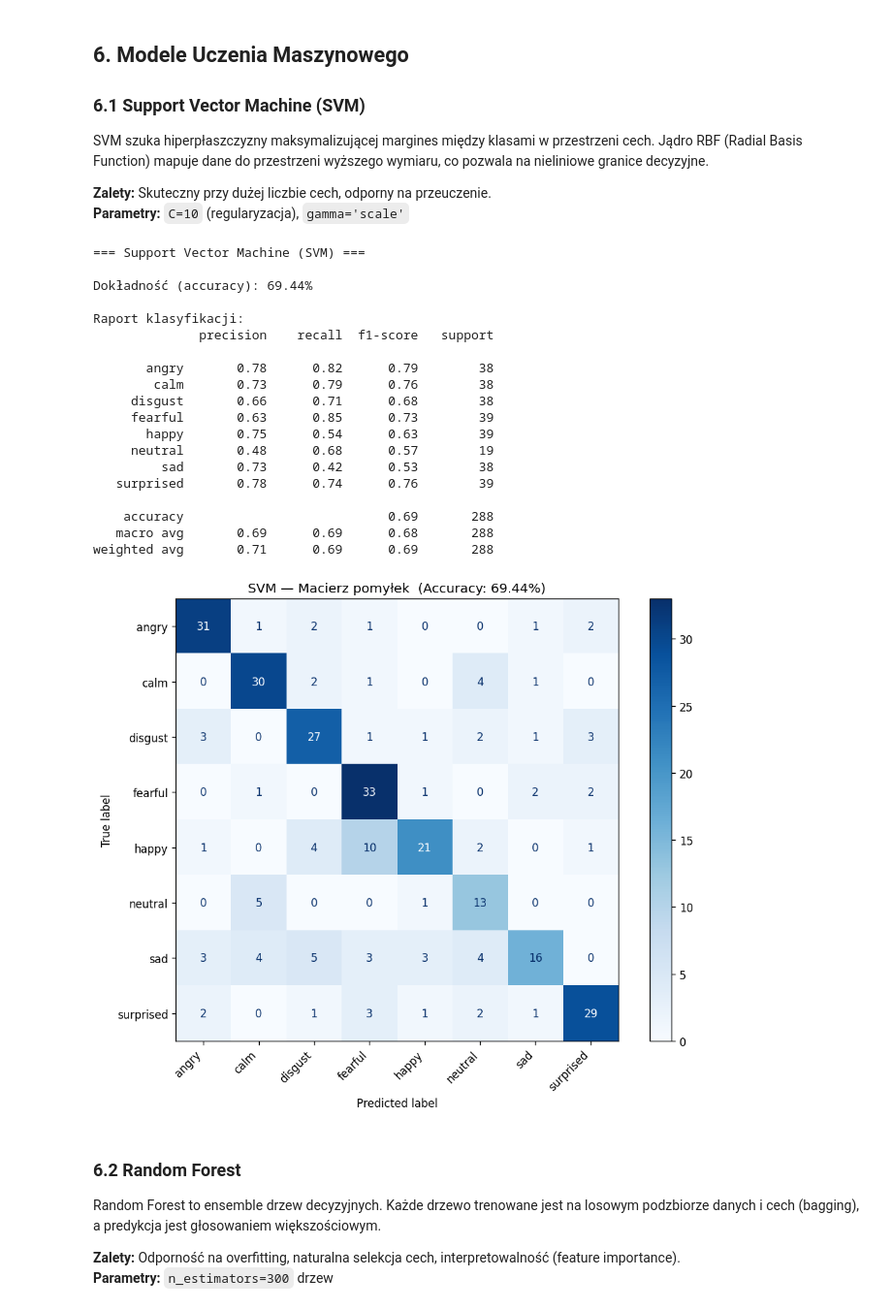
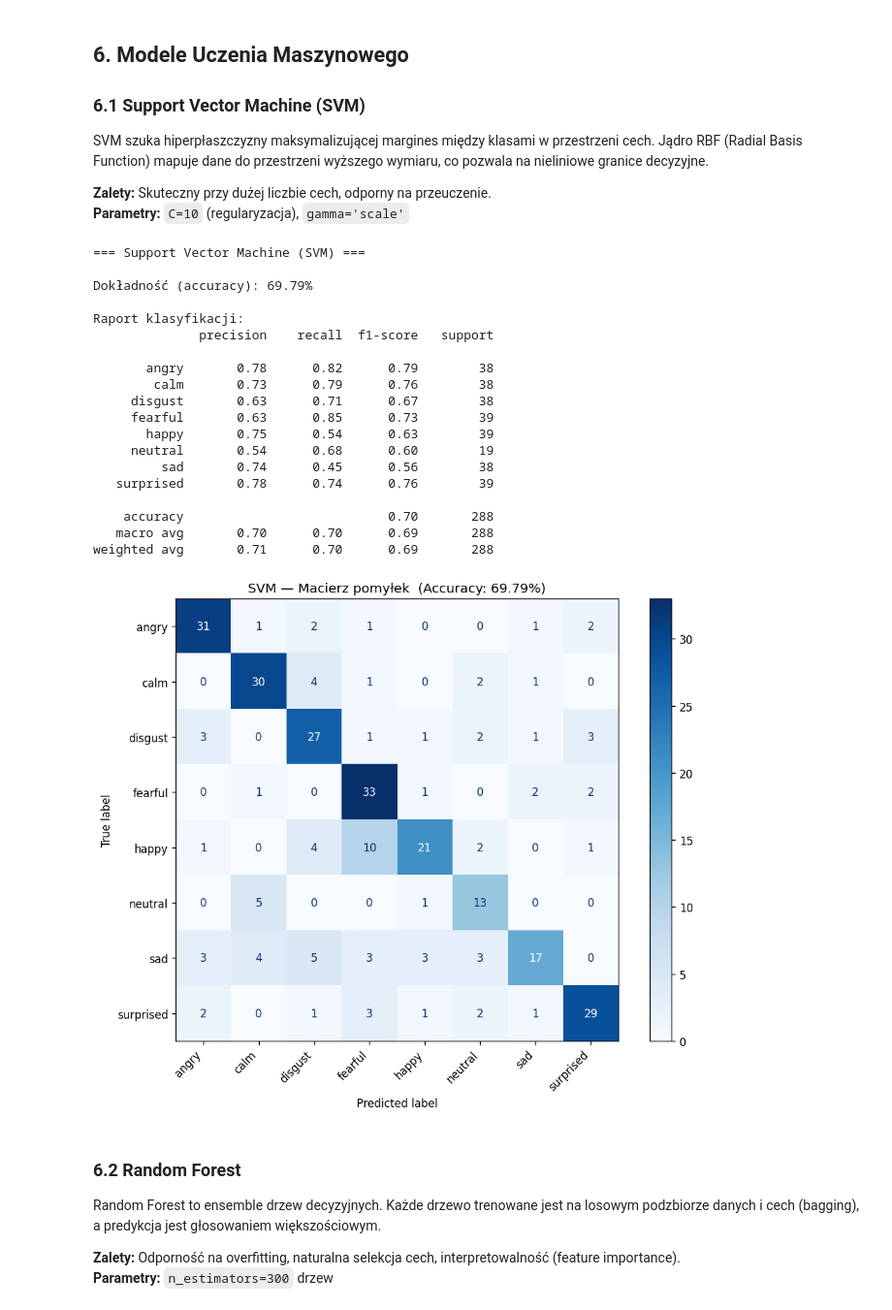
Before and after one commit to wrosky/Acustic_Signal_Project, a Jupyter notebook: proj.ipynb, the cells around one changed output. Shown at 97% size. Cells and saved outputs as stored; diff of their text form; code cells hidden in the pictures.

```diff
--- a/proj.ipynb
+++ b/proj.ipynb
@@ -375,47 +383,54 @@ SVM szuka hiperpłaszczyzny maksymalizującej margines między klasami w przestr
 # %%
 print('=== Support Vector Machine (SVM) ===\n')
 
-svm = SVC(kernel='rbf', C=10, gamma='scale', probability=True, random_state=42)
+svm = SVC(
+    kernel='rbf',
+    C=100,
+    gamma='scale',
+    probability=True,
+    class_weight='balanced',
+    random_state=42
+)
 svm.fit(X_train_sc, y_train)
 
 y_pred_svm = svm.predict(X_test_sc)
 acc_svm = accuracy_score(y_test, y_pred_svm)
 
 print(f'Dokładność (accuracy): {acc_svm*100:.2f}%\n')
 print('Raport klasyfikacji:')
 print(classification_report(y_test, y_pred_svm, target_names=le.classes_))
 
 fig, ax = plt.subplots(figsize=(9, 7))
 cm_svm = confusion_matrix(y_test, y_pred_svm)
 ConfusionMatrixDisplay(cm_svm, display_labels=le.classes_).plot(
     ax=ax, cmap='Blues', colorbar=True, values_format='d'
 )
 ax.set_title(f'SVM — Macierz pomyłek  (Accuracy: {acc_svm*100:.2f}%)', fontsize=12)
 plt.xticks(rotation=45, ha='right')
 plt.tight_layout()
 plt.savefig(os.path.join(BASE_DIR, 'cm_svm.png'), bbox_inches='tight')
 plt.show()
 # %% [output]
 === Support Vector Machine (SVM) ===
 
-Dokładność (accuracy): 69.44%
+Dokładność (accuracy): 69.79%
 
 Raport klasyfikacji:
               precision    recall  f1-score   support
 
        angry       0.78      0.82      0.79        38
         calm       0.73      0.79      0.76        38
-     disgust       0.66      0.71      0.68        38
+     disgust       0.63      0.71      0.67        38
      fearful       0.63      0.85      0.73        39
        happy       0.75      0.54      0.63        39
-     neutral       0.48      0.68      0.57        19
-         sad       0.73      0.42      0.53        38
+     neutral       0.54      0.68      0.60        19
+         sad       0.74      0.45      0.56        38
    surprised       0.78      0.74      0.76        39
 
-    accuracy                           0.69       288
-   macro avg       0.69      0.69      0.68       288
-weighted avg       0.71      0.69      0.69       288
+    accuracy                           0.70       288
+   macro avg       0.70      0.70      0.69       288
+weighted avg       0.71      0.70      0.69       288
-[figure, old version]
+[figure, new version]
 # %% [markdown]
 ### 6.2 Random Forest
 
```
Also changed, not shown: parts of 8 cells of this notebook, 11 other files.
